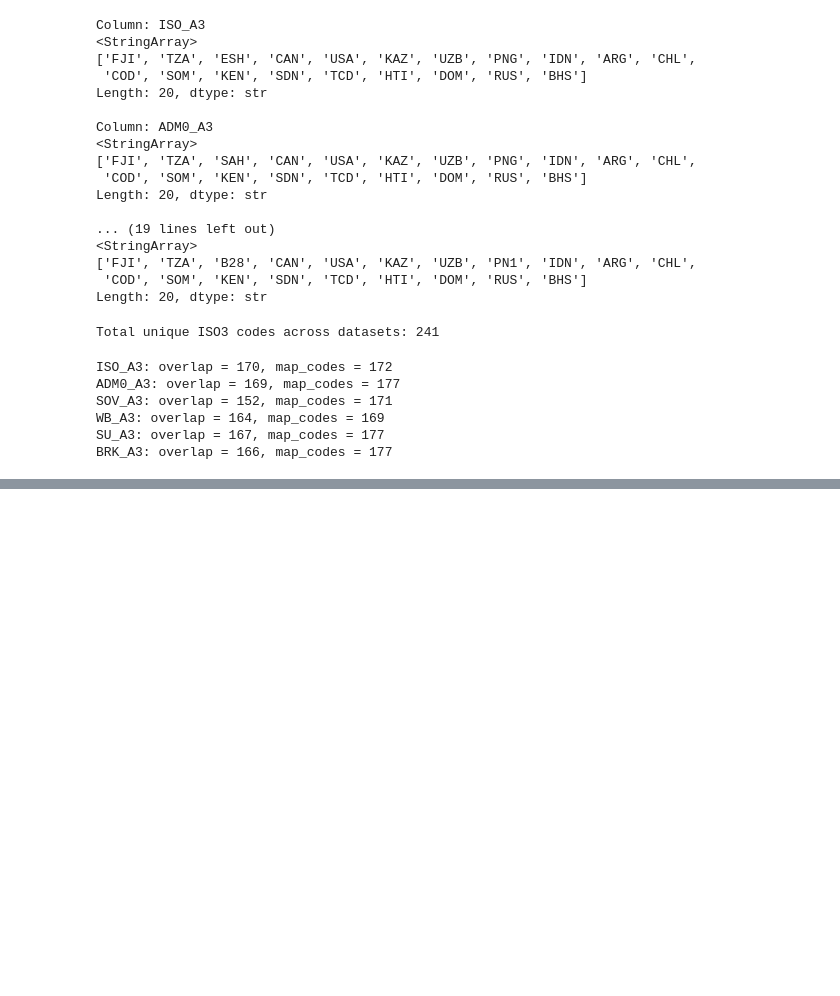
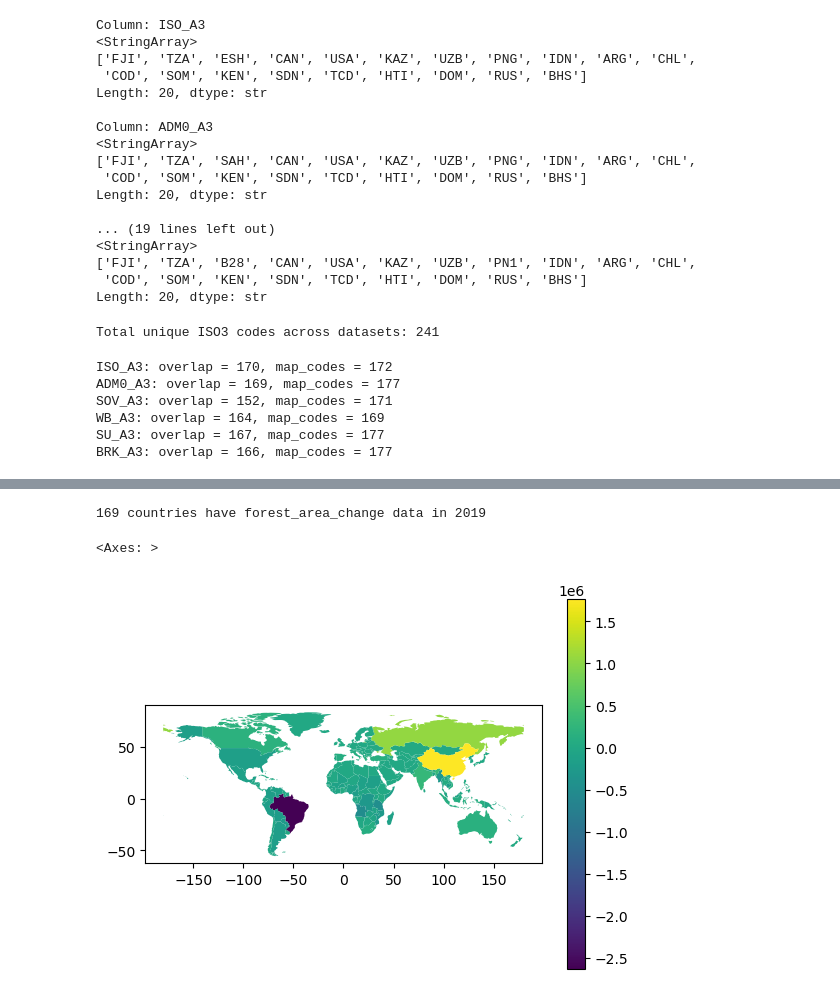
Before and after one commit to Behnia02/Group_G, a Jupyter notebook: notebooks/Explore_merge.ipynb, the cells around one changed output, grey strips where cells are left out. Drawn from its saved outputs; the diff is of its cells as text; code cells hidden in the pictures; blank space fills up the shorter version.

```diff
--- a/notebooks/Explore_merge.ipynb
+++ b/notebooks/Explore_merge.ipynb
@@ -387,0 +419,6 @@ BRK_A3: overlap = 166, map_codes = 177
+# %%
+for name, df in cleaned_datasets.items():
+    print(f"\n{name}")
+    print("Columns:", df.columns.tolist())
+    print("Shape:", df.shape)
+    print(df.head())
@@ -387,0 +588,9 @@ BRK_A3: overlap = 166, map_codes = 177
+# %%
+world_panel_gdf = merge_map_with_panel(world, panel_df)
+
+print("Shape:", world_panel_gdf.shape)
+print("\nColumns:")
+print(world_panel_gdf.columns.tolist())
+
+print("\nCRS:", world_panel_gdf.crs)
+print("Geometry column:", world_panel_gdf.geometry.name)
@@ -387,0 +635,5 @@ BRK_A3: overlap = 166, map_codes = 177
+# %%
+gdf_2019 = world_panel_gdf[world_panel_gdf["Year"] == 2019]
+
+print("Rows for 2019:", gdf_2019.shape)
+print(gdf_2019[["Code", "forest_area_change"]].head())
@@ -387,0 +648,12 @@ BRK_A3: overlap = 166, map_codes = 177
+# %%
+print(
+    gdf_2019["forest_area_change"].notna().sum(),
+    "countries have forest_area_change data in 2019"
+)
+# %% [output]
+169 countries have forest_area_change data in 2019
+# %%
+gdf_2019.plot(column="forest_area_change", legend=True)
+# %% [output]
+<Axes: >
+[figure, added]
```
Also changed, not shown: parts of 13 cells of this notebook, 5 other files.
